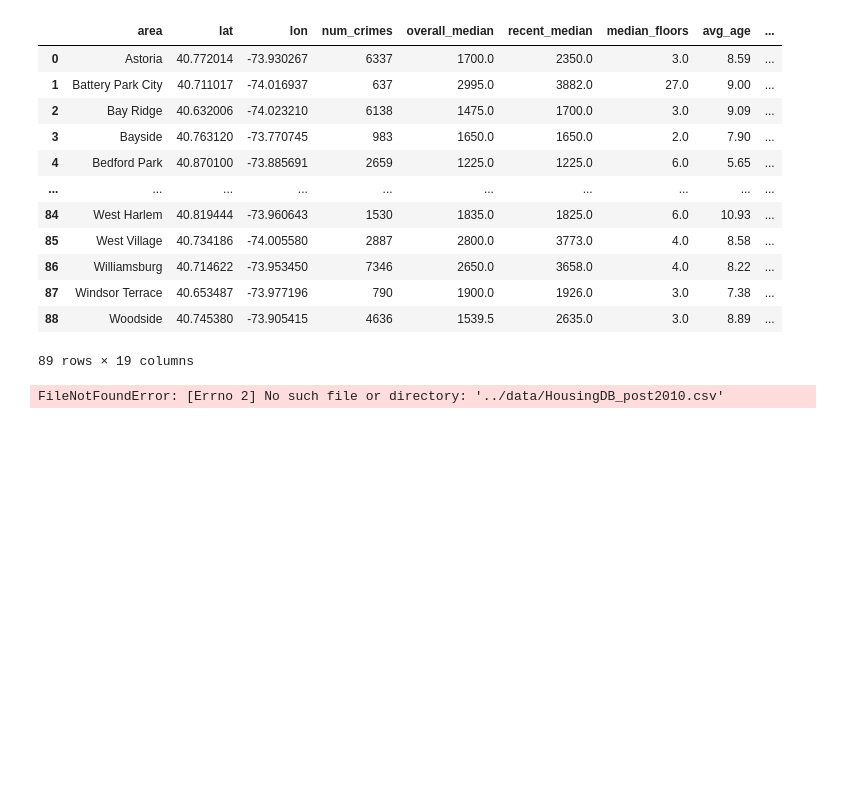
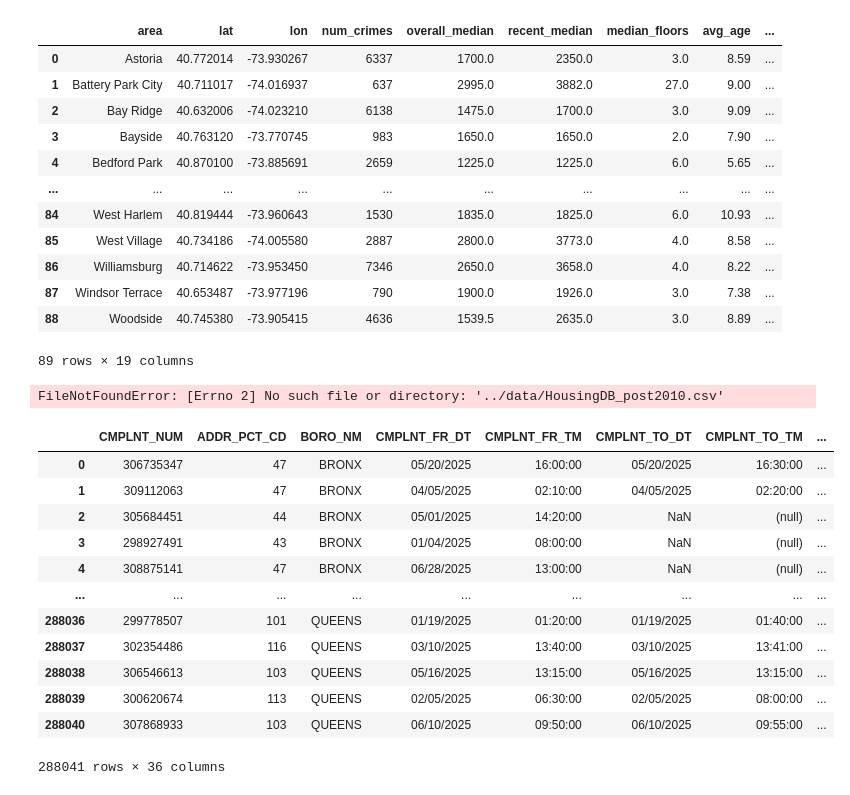
Before and after one commit to aspenflow/sleeper-neighborhoods, a Jupyter notebook: whiteboard/whiteboard.ipynb, the cells around one changed output. Cells and saved outputs as stored; diff of their text form; code cells hidden in the pictures; blank space fills up the shorter version.

```diff
--- a/whiteboard/whiteboard.ipynb
+++ b/whiteboard/whiteboard.ipynb
@@ -535,4 +535,20 @@ FileNotFoundError: [Errno 2] No such file or directory: '../data/HousingDB_post2
 # %%
 housing = housing[housing['CompltYear'] >= 2020]
 # %%
-# use Boro, FloorsProp, Latitude, Longitude
+import pandas as pd
+
+pd.read_csv('../data/NYPD_Complaint_Data_Current__Year_To_Date__20250807.csv')
+# %% [output]
+|  | CMPLNT_NUM | ADDR_PCT_CD | BORO_NM | CMPLNT_FR_DT | CMPLNT_FR_TM | CMPLNT_TO_DT | CMPLNT_TO_TM | ... |
+| 0 | 306735347 | 47 | BRONX | 05/20/2025 | 16:00:00 | 05/20/2025 | 16:30:00 | ... |
+| 1 | 309112063 | 47 | BRONX | 04/05/2025 | 02:10:00 | 04/05/2025 | 02:20:00 | ... |
+| 2 | 305684451 | 44 | BRONX | 05/01/2025 | 14:20:00 | NaN | (null) | ... |
+| 3 | 298927491 | 43 | BRONX | 01/04/2025 | 08:00:00 | NaN | (null) | ... |
+| 4 | 308875141 | 47 | BRONX | 06/28/2025 | 13:00:00 | NaN | (null) | ... |
+| ... | ... | ... | ... | ... | ... | ... | ... | ... |
+| 288036 | 299778507 | 101 | QUEENS | 01/19/2025 | 01:20:00 | 01/19/2025 | 01:40:00 | ... |
+| 288037 | 302354486 | 116 | QUEENS | 03/10/2025 | 13:40:00 | 03/10/2025 | 13:41:00 | ... |
+| 288038 | 306546613 | 103 | QUEENS | 05/16/2025 | 13:15:00 | 05/16/2025 | 13:15:00 | ... |
+| 288039 | 300620674 | 113 | QUEENS | 02/05/2025 | 06:30:00 | 02/05/2025 | 08:00:00 | ... |
+| 288040 | 307868933 | 103 | QUEENS | 06/10/2025 | 09:50:00 | 06/10/2025 | 09:55:00 | ... |
+288041 rows × 36 columns
```
Also changed, not shown: 2 other files.
